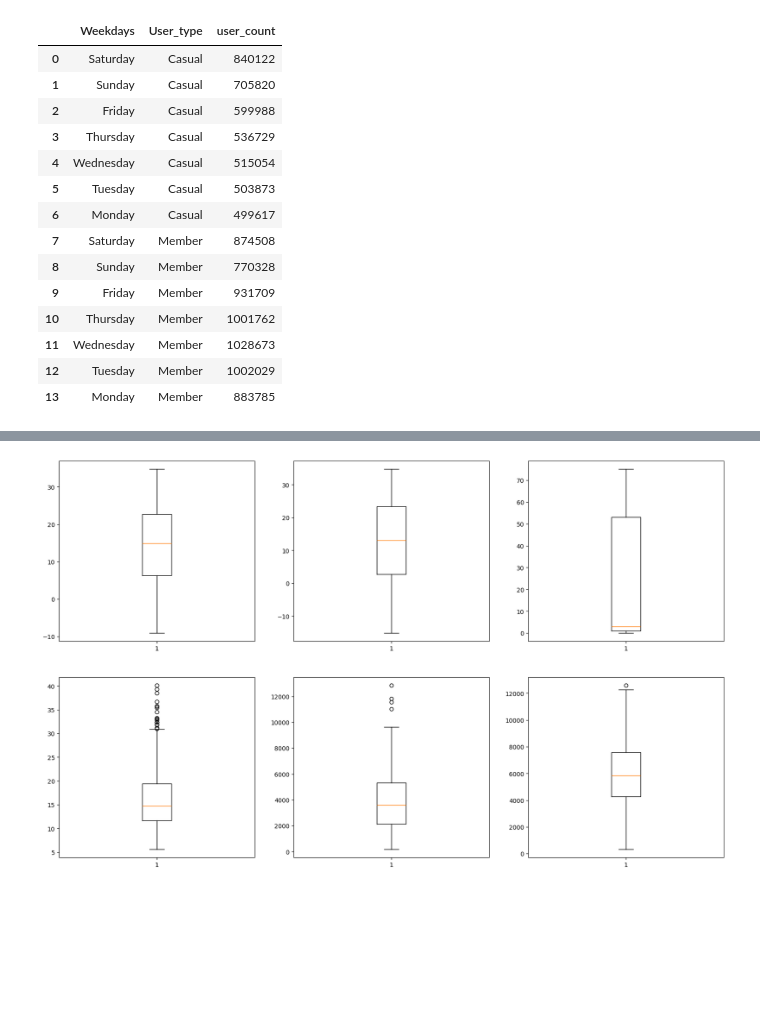
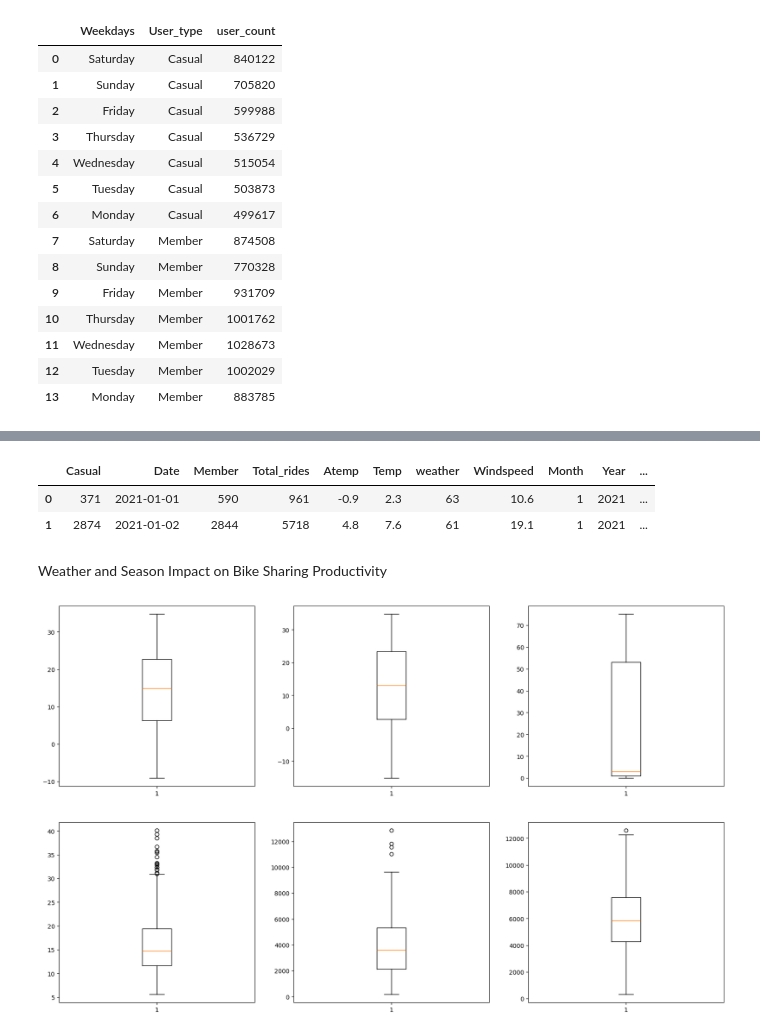
Before and after one commit to Sudha25a/Bike-project-3, a Jupyter notebook: Bike project Daily.ipynb, the cells around one changed output, grey strips where cells are left out. Saved outputs shown, nothing was run; the diff lists cells and outputs as text; code cells hidden in the pictures; blank space fills up the shorter version.

```diff
--- a/Bike project Daily.ipynb
+++ b/Bike project Daily.ipynb
@@ -627,0 +652,8 @@ daily_user_type
+# %%
+dfD.head(2)
+# %% [output]
+|  | Casual | Date | Member | Total_rides | Atemp | Temp | weather | Windspeed | Month | Year | ... |
+| 0 | 371 | 2021-01-01 | 590 | 961 | -0.9 | 2.3 | 63 | 10.6 | 1 | 2021 | ... |
+| 1 | 2874 | 2021-01-02 | 2844 | 5718 | 4.8 | 7.6 | 61 | 19.1 | 1 | 2021 | ... |
+# %% [markdown]
+Weather and Season Impact on Bike Sharing Productivity
```
Also changed, not shown: parts of 4 cells of this notebook.
